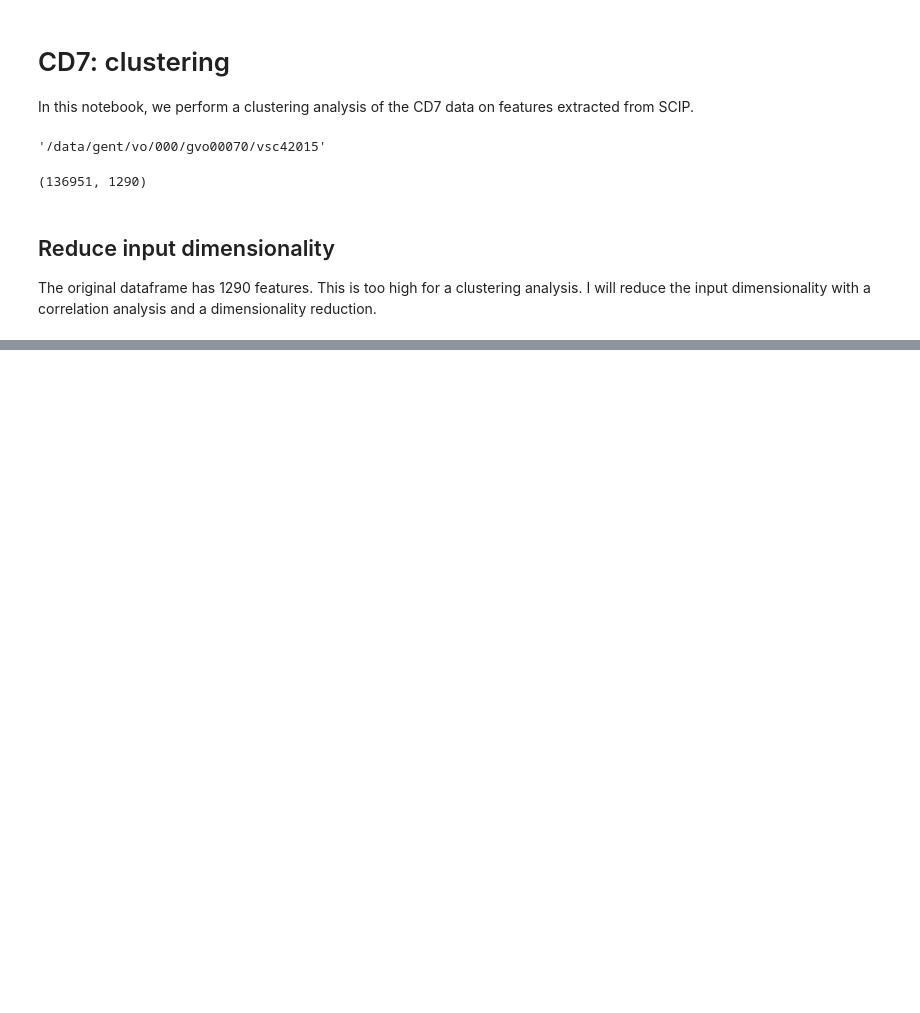
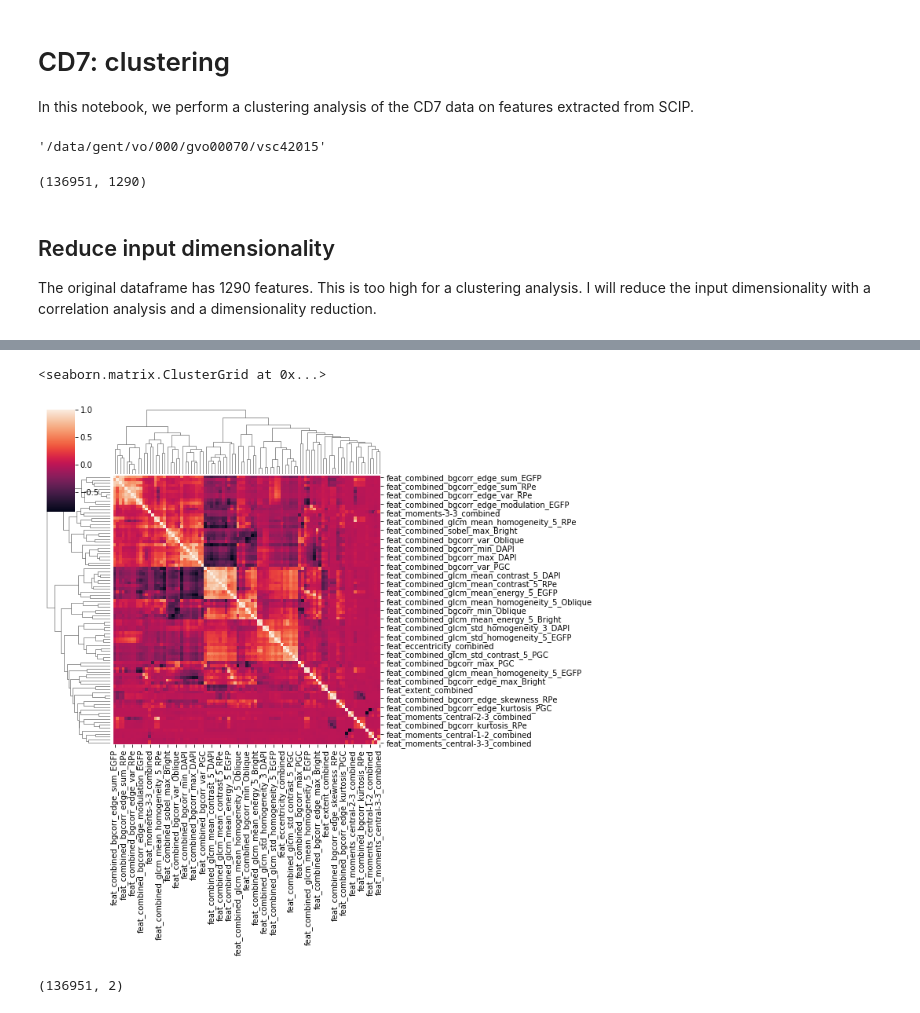
Before and after one commit to harel-coffee/SCIP-use-case-workflows-auto, a Jupyter notebook: notebooks/downstream_analysis/cd7_clustering.ipynb, the cells around one changed output, grey strips where cells are left out. Drawn from its saved outputs; the diff is of its cells as text; code cells hidden in the pictures; blank space fills up the shorter version.

```diff
--- a/notebooks/downstream_analysis/cd7_clustering.ipynb
+++ b/notebooks/downstream_analysis/cd7_clustering.ipynb
@@ -23,2 +35,12 @@ The original dataframe has 1290 features. This is too high for a clustering anal
 # %%
-corr = Correlation(0.8)
+corr = Correlation(0.9)
+corr.fit(df[cols].sample(n=10000))
+# %%
+cols = cols.drop(corr.correlated)
+# %%
+corr = df[cols].corr()
+# %%
+seaborn.clustermap(corr)
+# %% [output]
+<seaborn.matrix.ClusterGrid at 0x...>
+[figure, added]
@@ -24,0 +52,4 @@ corr = Correlation(0.8)
+# %%
+pca.shape
+# %% [output]
+(136951, 2)
```
Also changed, not shown: parts of 8 cells of this notebook.
